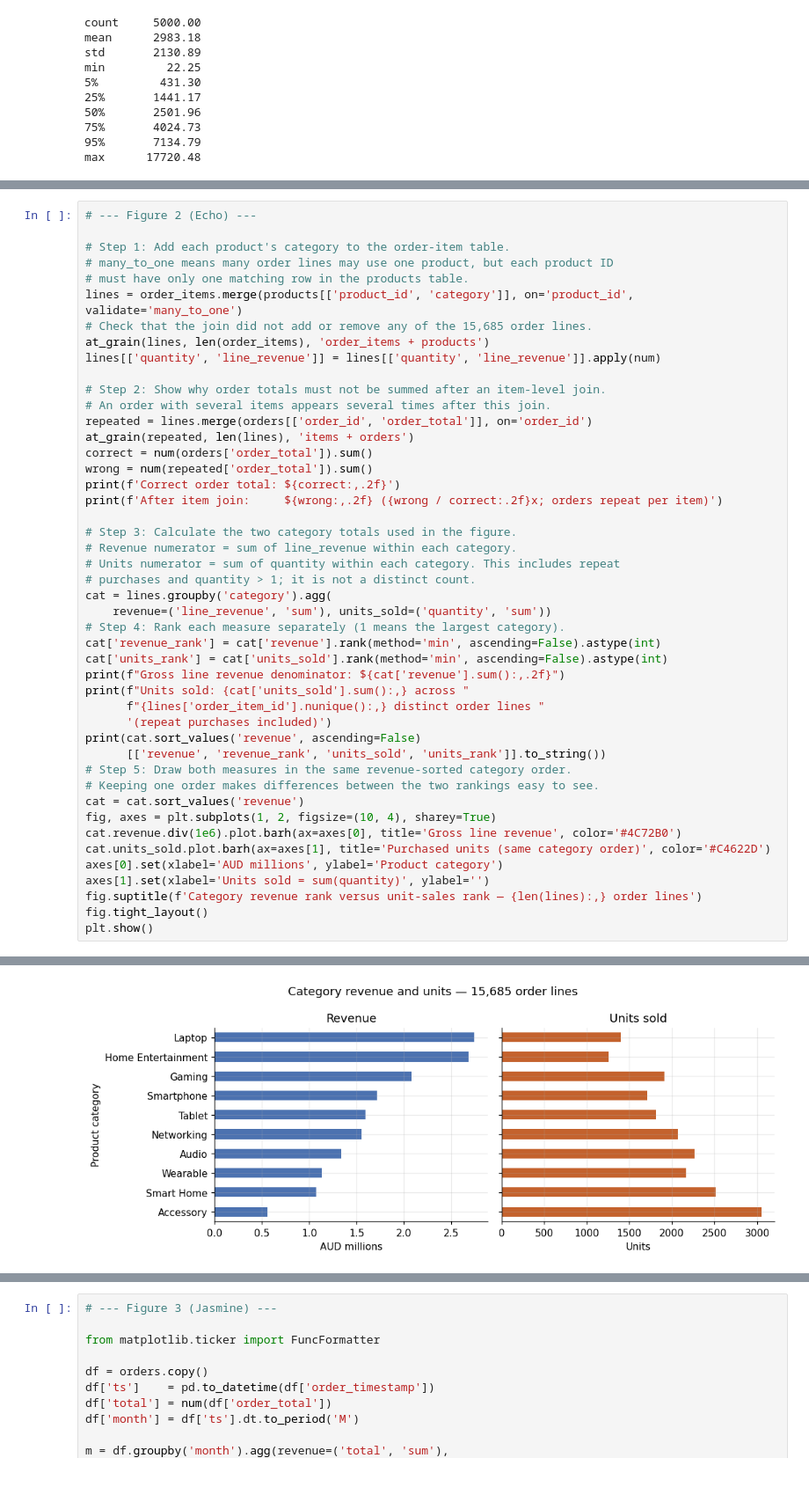
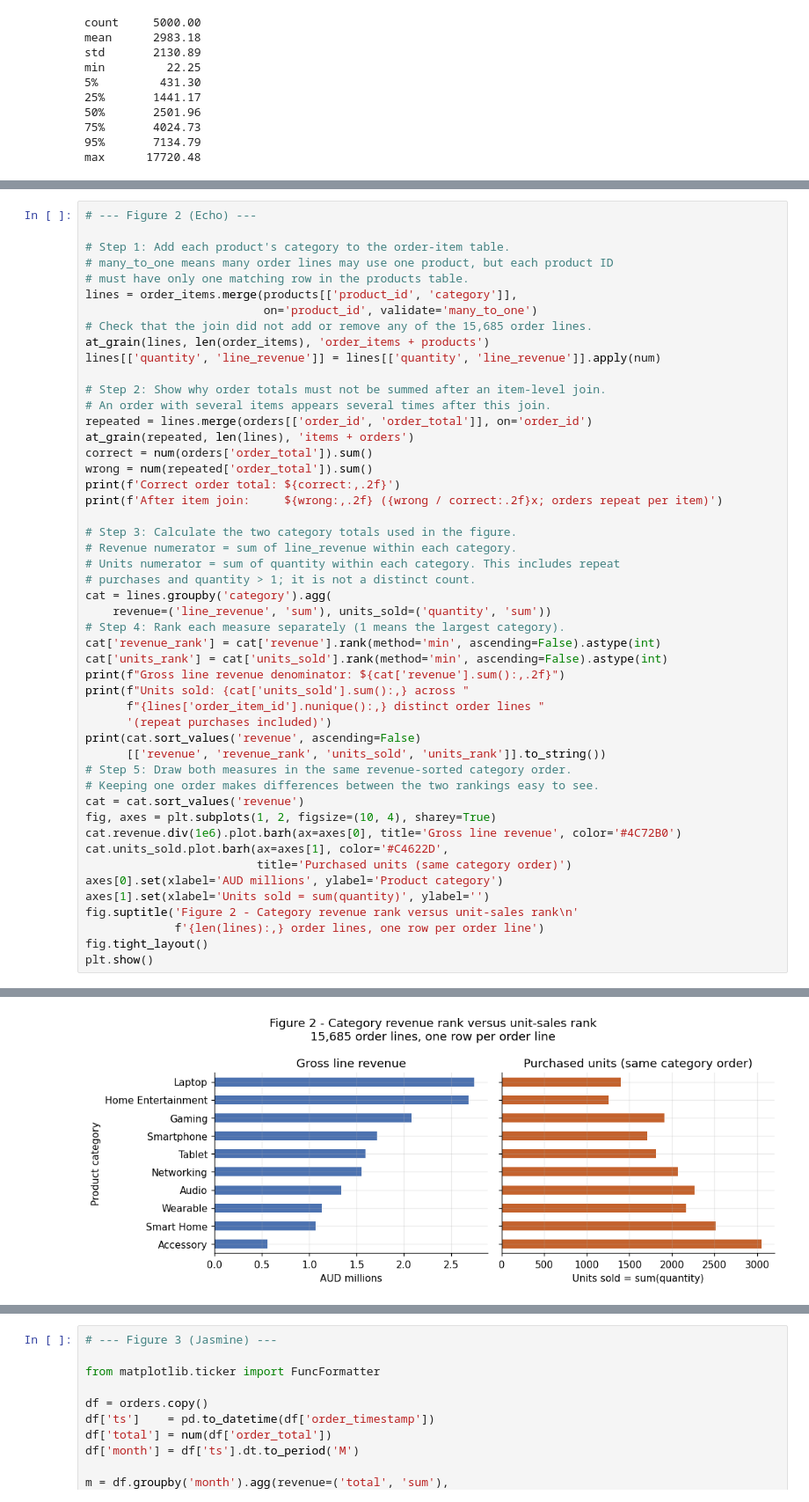
Before and after one commit to EchoZhao1998/5296-A1, a Jupyter notebook: 00_Master/Group001_EDA_merged_0905.ipynb, the cells around one changed output, grey strips where cells are left out. Shown at 88% size. Saved outputs shown, nothing was run; the diff lists cells and outputs as text.

```diff
--- a/00_Master/Group001_EDA_merged_0905.ipynb
+++ b/00_Master/Group001_EDA_merged_0905.ipynb
@@ -265,7 +268,8 @@ max      17720.48
 # Step 1: Add each product's category to the order-item table.
 # many_to_one means many order lines may use one product, but each product ID
 # must have only one matching row in the products table.
-lines = order_items.merge(products[['product_id', 'category']], on='product_id', validate='many_to_one')
+lines = order_items.merge(products[['product_id', 'category']],
+                          on='product_id', validate='many_to_one')
 # Check that the join did not add or remove any of the 15,685 order lines.
 at_grain(lines, len(order_items), 'order_items + products')
 lines[['quantity', 'line_revenue']] = lines[['quantity', 'line_revenue']].apply(num)
@@ -299,10 +303,12 @@ print(cat.sort_values('revenue', ascending=False)
 cat = cat.sort_values('revenue')
 fig, axes = plt.subplots(1, 2, figsize=(10, 4), sharey=True)
 cat.revenue.div(1e6).plot.barh(ax=axes[0], title='Gross line revenue', color='#4C72B0')
-cat.units_sold.plot.barh(ax=axes[1], title='Purchased units (same category order)', color='#C4622D')
+cat.units_sold.plot.barh(ax=axes[1], color='#C4622D',
+                         title='Purchased units (same category order)')
 axes[0].set(xlabel='AUD millions', ylabel='Product category')
 axes[1].set(xlabel='Units sold = sum(quantity)', ylabel='')
-fig.suptitle(f'Category revenue rank versus unit-sales rank — {len(lines):,} order lines')
+fig.suptitle('Figure 2 - Category revenue rank versus unit-sales rank\n'
+             f'{len(lines):,} order lines, one row per order line')
 fig.tight_layout()
 plt.show()
 # %% [output]
@@ -313,4 +333,4 @@ After item join:     $52,722,538.16 (3.53x; orders repeat per item)
-[figure, old version]
+[figure, new version]
 # %% [markdown]
 ### Figure 3: Temporal pattern
 
```
Also changed, not shown: parts of 16 cells of this notebook, 10 other files.
